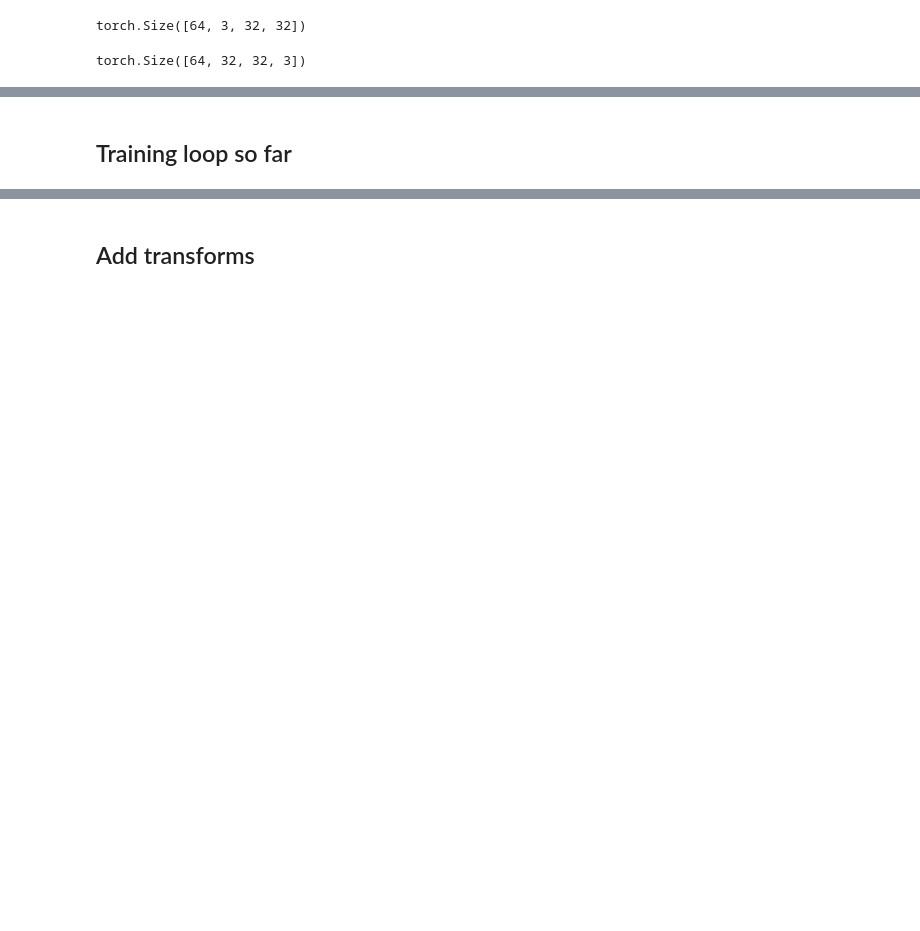
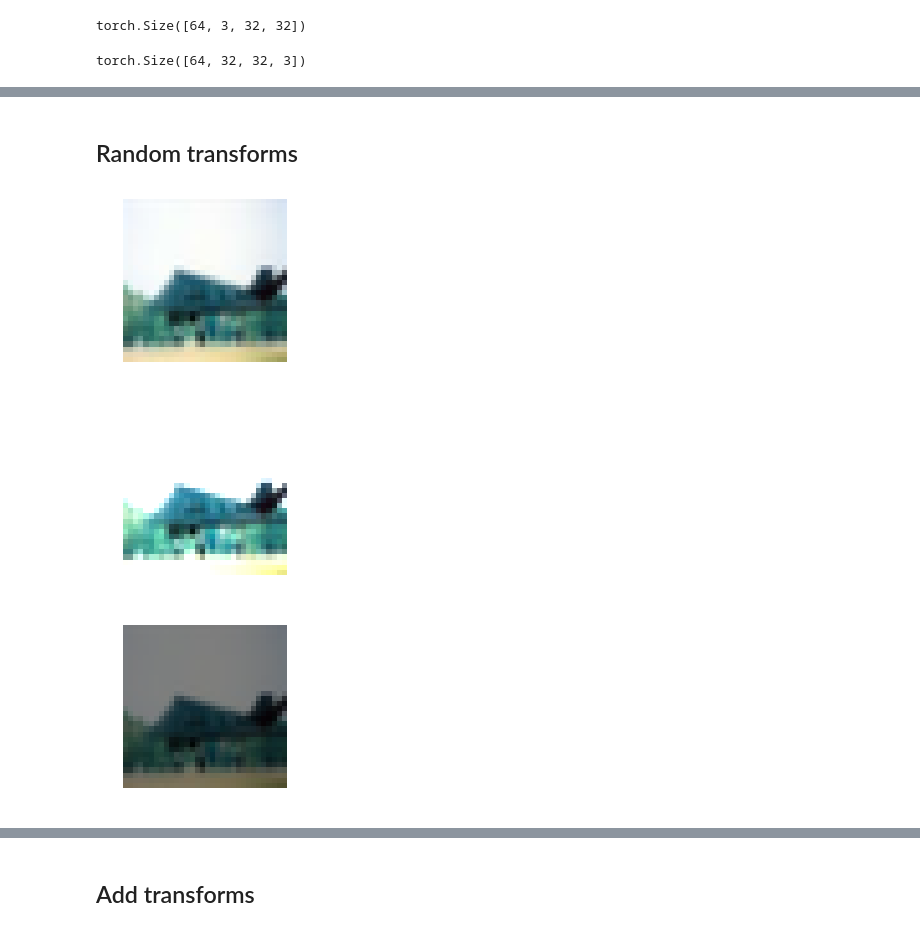
Before and after one commit to fastai/fastai_old, a Jupyter notebook: dev_nb/002_images.ipynb, the cells around one changed output, grey strips where cells are left out. Saved outputs shown, nothing was run; the diff lists cells and outputs as text; code cells hidden in the pictures; blank space fills up the shorter version.

Commit message:
random transforms

```diff
--- a/dev_nb/002_images.ipynb
+++ b/dev_nb/002_images.ipynb
@@ -173,2 +172,0 @@ learn.fit(2, 0.1)
-# %% [markdown]
-## Training loop so far
@@ -214,0 +173,14 @@ learn = Learner(data, Simple_CNN([3,16,16,2], [3,3,3], [2,2,2]))
+# %% [markdown]
+## Random transforms
+# %%
+def brightness(x, pct_change):
+    x *= (1+pct_change)
+    return x.clamp_(0,1)
+# %%
+show_image(train_ds[0][0])
+show_image(brightness(train_ds[0][0],0.5))
+show_image(brightness(train_ds[0][0],-0.5))
+# %% [output]
+[figure, added]
+[figure, added]
+[figure, added]
```
Also changed, not shown: parts of 48 cells of this notebook, 2 other files.
